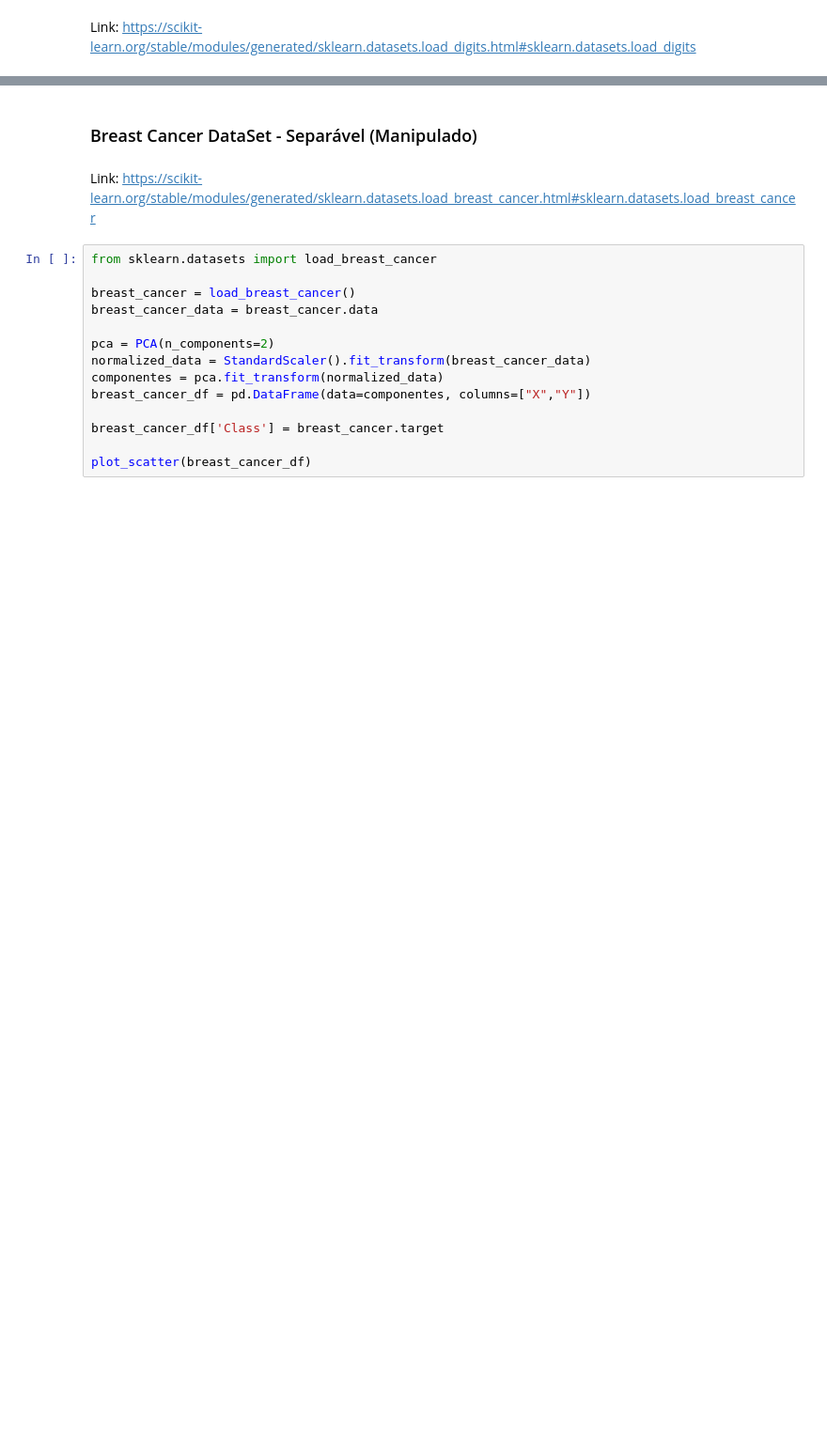
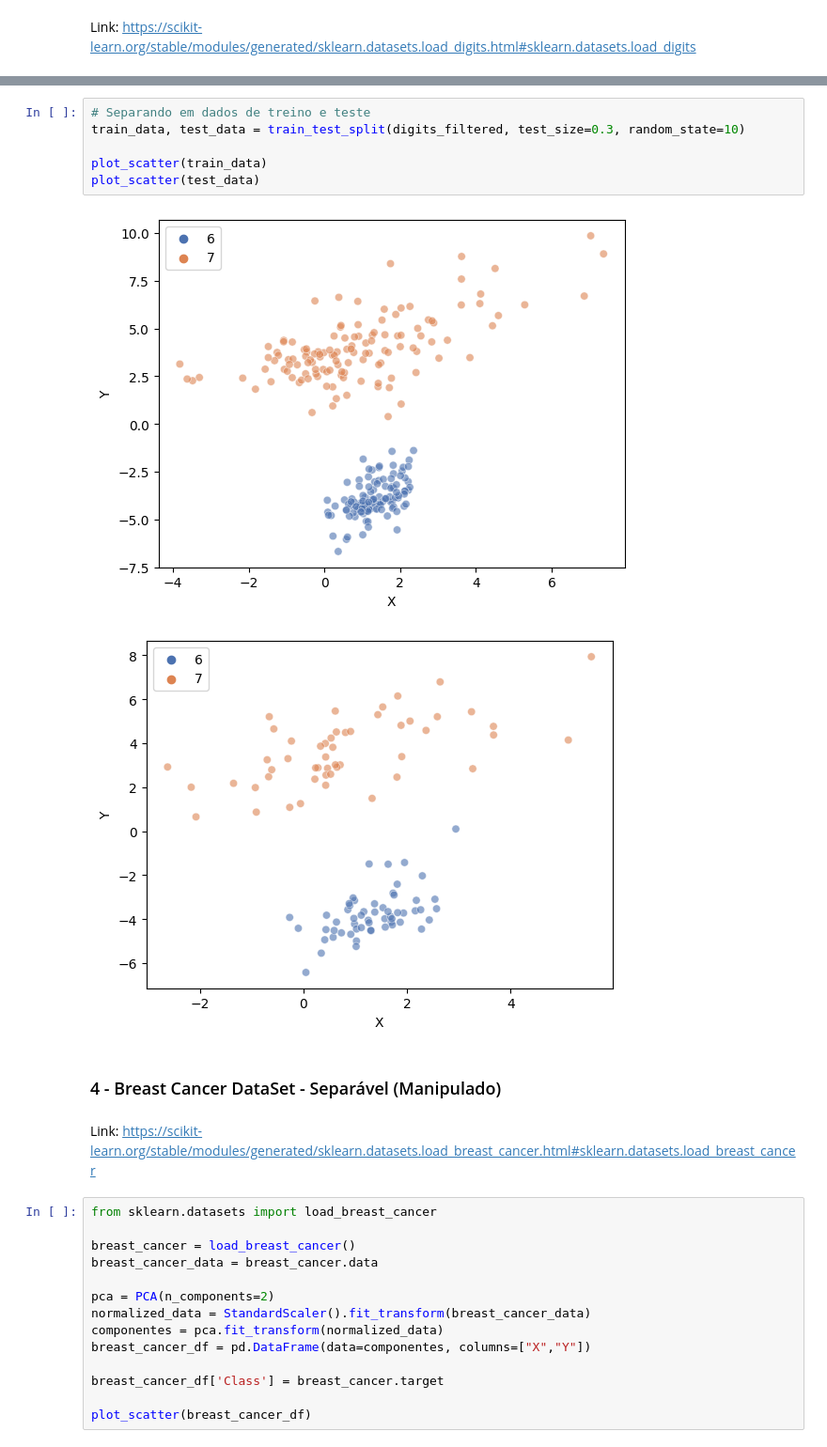
Before and after one commit to Igoreduardobraga/TP-1-ALG2, a Jupyter notebook: datasets_manipulation.ipynb, the cells around one changed output, grey strips where cells are left out. Shown at 94% size. Saved outputs shown, nothing was run; the diff lists cells and outputs as text; blank space fills up the shorter version.

```diff
--- a/datasets_manipulation.ipynb
+++ b/datasets_manipulation.ipynb
@@ -154,5 +173,14 @@ plot_scatter(digits_df)
+# %%
+# Separando em dados de treino e teste
+train_data, test_data = train_test_split(digits_filtered, test_size=0.3, random_state=10)
+
+plot_scatter(train_data)
+plot_scatter(test_data)
+# %% [output]
+[figure, added]
+[figure, added]
 # %% [markdown]
-### Breast Cancer DataSet - Separável (Manipulado)
+### 4 - Breast Cancer DataSet - Separável (Manipulado)
 # %% [markdown]
 Link: https://scikit-learn.org/stable/modules/generated/sklearn.datasets.load_breast_cancer.html#sklearn.datasets.load_breast_cancer
 # %%
```
Also changed, not shown: parts of 46 cells of this notebook, 1 other file.
